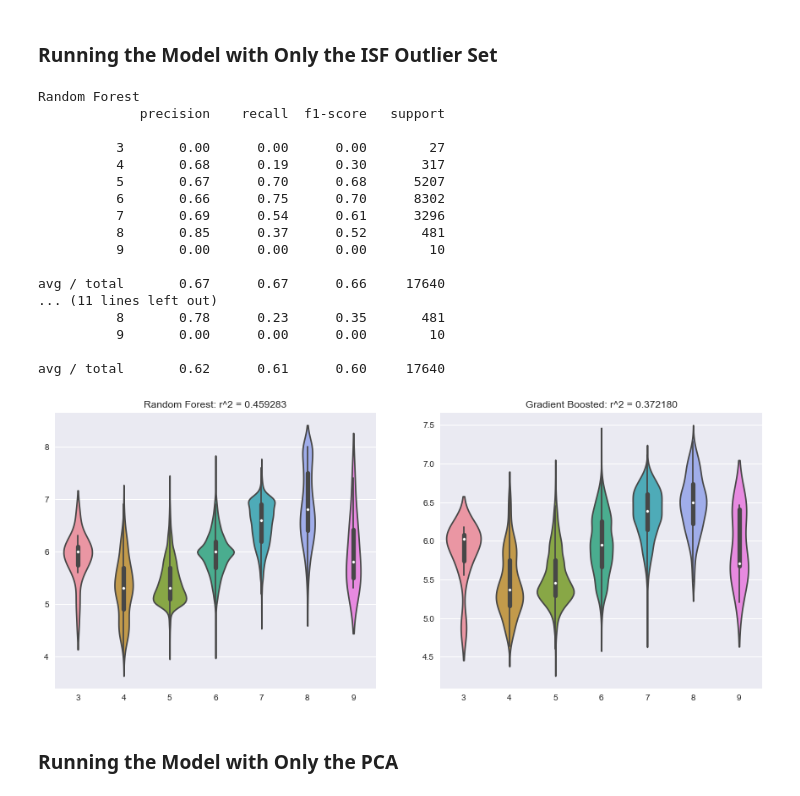
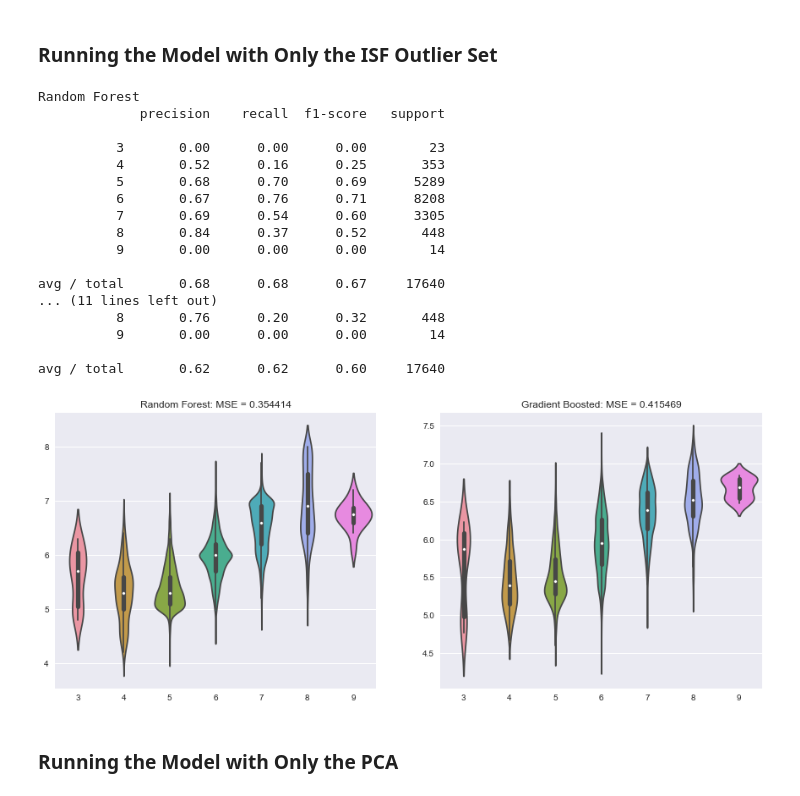
Before and after one commit to cheidt/Chris_Learning_Machine, a Jupyter notebook: Wine/Wine_Testing.ipynb, the cells around one changed output. Cells and saved outputs as stored; diff of their text form; code cells hidden in the pictures.

```diff
--- a/Wine/Wine_Testing.ipynb
+++ b/Wine/Wine_Testing.ipynb
@@ -889,48 +851,48 @@ avg / total       0.60      0.60      0.59     17640
 # %%
 RFC_models = []; RFR_models = []; GBC_models = []; GBR_models = []
 for training_set in ISF_train_list:
     RFC_models.append(RFC().fit(training_set[names], training_set['quality']))
     RFR_models.append(RFR().fit(training_set[names], training_set['quality']))
     GBC_models.append(GBC().fit(training_set[names], training_set['quality']))
     GBR_models.append(GBR().fit(training_set[names], training_set['quality']))
 
-RFC_predicted = []; Expected = []; RFR_predicted = []; GBC_predicted = []; GBR_predicted = []
+RFC_ISF_predicted = []; ISF_expected = []; RFR_ISF_predicted = []; GBC_ISF_predicted = []; GBR_ISF_predicted = []
 for i in range(len(ISF_test_list)):
-    RFC_predicted.extend(RFC_models[i].predict(ISF_test_list[i][names]))
-    RFR_predicted.extend(RFR_models[i].predict(ISF_test_list[i][names]))
-    GBC_predicted.extend(GBC_models[i].predict(ISF_test_list[i][names]))
-    GBR_predicted.extend(GBR_models[i].predict(ISF_test_list[i][names]))
-    Expected.extend(ISF_test_list[i]['quality'])
+    RFC_ISF_predicted.extend(RFC_models[i].predict(ISF_test_list[i][names]))
+    RFR_ISF_predicted.extend(RFR_models[i].predict(ISF_test_list[i][names]))
+    GBC_ISF_predicted.extend(GBC_models[i].predict(ISF_test_list[i][names]))
+    GBR_ISF_predicted.extend(GBR_models[i].predict(ISF_test_list[i][names]))
+    ISF_expected.extend(ISF_test_list[i]['quality'])
 
-print('\n\n\033[4m'+'Random Forest'+'\033[0m'+'\n'+cr(Expected, RFC_predicted))
-print('\n\n\033[4m'+'Gradient Boosted'+'\033[0m'+'\n'+cr(Expected, GBC_predicted))
+print('\n\n\033[4m'+'Random Forest'+'\033[0m'+'\n'+cr(ISF_expected, RFC_ISF_predicted))
+print('\n\n\033[4m'+'Gradient Boosted'+'\033[0m'+'\n'+cr(ISF_expected, GBC_ISF_predicted))
 plt.figure(1, figsize=(15, 6))
 plt.subplot(1,2,1)
-sns.violinplot(Expected, RFR_predicted)
-plt.title('Random Forest: r^2 = {0:.6f}'.format(r2(Expected, RFR_predicted)))
+sns.violinplot(ISF_expected, RFR_ISF_predicted)
+plt.title('Random Forest: MSE = {0:.6f}'.format(mse(ISF_expected, RFR_ISF_predicted)))
 plt.subplot(1,2,2)
-sns.violinplot(Expected, GBR_predicted)
-plt.title('Gradient Boosted: r^2 = {0:.6f}'.format(r2(Expected, GBR_predicted)))
+sns.violinplot(ISF_expected, GBR_ISF_predicted)
+plt.title('Gradient Boosted: MSE = {0:.6f}'.format(mse(ISF_expected, GBR_ISF_predicted)))
 plt.show()
 # %% [output]
 Random Forest
              precision    recall  f1-score   support
 
-          3       0.00      0.00      0.00        27
-          4       0.68      0.19      0.30       317
-          5       0.67      0.70      0.68      5207
-          6       0.66      0.75      0.70      8302
-          7       0.69      0.54      0.61      3296
-          8       0.85      0.37      0.52       481
-          9       0.00      0.00      0.00        10
+          3       0.00      0.00      0.00        23
+          4       0.52      0.16      0.25       353
+          5       0.68      0.70      0.69      5289
+          6       0.67      0.76      0.71      8208
+          7       0.69      0.54      0.60      3305
+          8       0.84      0.37      0.52       448
+          9       0.00      0.00      0.00        14
 
-avg / total       0.67      0.67      0.66     17640
+avg / total       0.68      0.68      0.67     17640
 ... (11 lines left out)
-          8       0.78      0.23      0.35       481
-          9       0.00      0.00      0.00        10
+          8       0.76      0.20      0.32       448
+          9       0.00      0.00      0.00        14
 
-avg / total       0.62      0.61      0.60     17640
+avg / total       0.62      0.62      0.60     17640
-[figure, old version]
+[figure, new version]
 # %% [markdown]
 ### Running the Model with Only the PCA
 # %%
```
Also changed, not shown: parts of 18 cells of this notebook, 4 other files.
